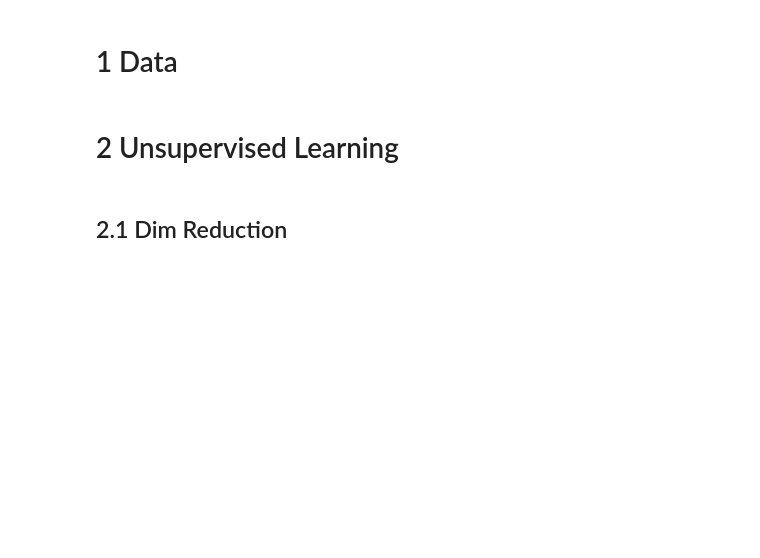
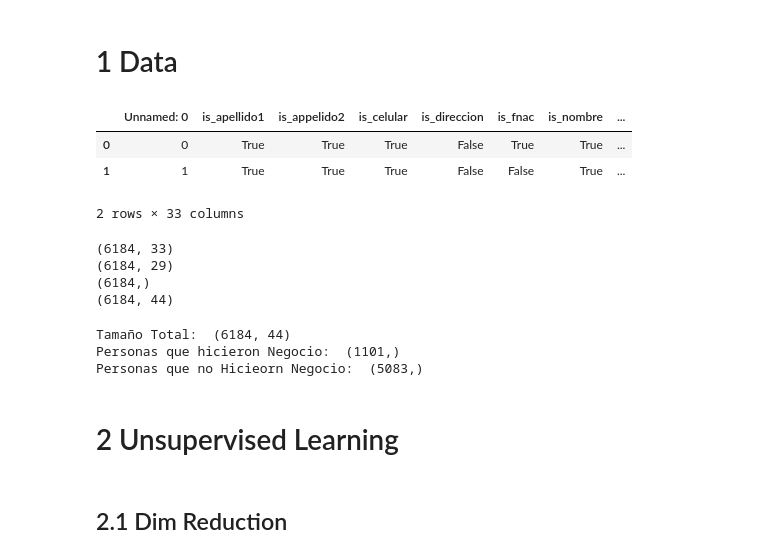
Before and after one commit to jcardenaslie/mem_aitue, a Jupyter notebook: Main Project/3 - Modeling/Modeling Unsupervised.ipynb, the cells around one changed output. Cells and saved outputs as stored; diff of their text form; code cells hidden in the pictures; blank space fills up the shorter version.

```diff
--- a/Main Project/3 - Modeling/Modeling Unsupervised.ipynb
+++ b/Main Project/3 - Modeling/Modeling Unsupervised.ipynb
@@ -8,9 +8,10 @@ import pandas as pd
 # %% [markdown]
 # 1 Data
 # %%
-personas = pd.read_csv('..\\Datos\\personas_cotizacion.csv',encoding = "ISO-8859-1")
-# personas = pd.read_csv(data_directory+'personas.csv')
-personas = personas.drop(personas.columns[0], axis=1)
-personas = personas.drop(['rut'], axis=1)
-# personas['negocio'] = []
+personas = pd.read_csv('..\\..\\Datos\\working\\personas_cotizacion2.csv',encoding = "ISO-8859-1")
 personas.head(2)
+# %% [output]
+|  | Unnamed: 0 | is_apellido1 | is_appelido2 | is_celular | is_direccion | is_fnac | is_nombre | ... |
+| 0 | 0 | True | True | True | False | True | True | ... |
+| 1 | 1 | True | True | True | False | False | True | ... |
+2 rows × 33 columns
@@ -26,3 +18,32 @@ personas.shape
+# %%
+print(personas.shape)
+# print(personas.columns)
+drop_columns = [personas.columns[0], 'rut', 'negocio', 'max_rango_edad']
+
+p_negocio = personas.negocio
+personas = personas.drop(drop_columns, axis=1)
+
+print(personas.shape)
+print(p_negocio.shape)
+
+personas = pd.get_dummies(personas)
+
+print(personas.shape)
+# personas.describe()
+# %% [output]
+(6184, 33)
+(6184, 29)
+(6184,)
+(6184, 44)
+# %%
+# Check the data set
+print("Tamaño Total: ",personas.shape)
+print("Personas que hicieron Negocio: ",p_negocio[p_negocio == True].shape)
+print("Personas que no Hicieorn Negocio: ",p_negocio[p_negocio == False].shape)
+# %% [output]
+Tamaño Total:  (6184, 44)
+Personas que hicieron Negocio:  (1101,)
+Personas que no Hicieorn Negocio:  (5083,)
 # %% [markdown]
 # 2 Unsupervised Learning
 # %% [markdown]
```
Also changed, not shown: parts of 12 cells of this notebook, 44 other files.
